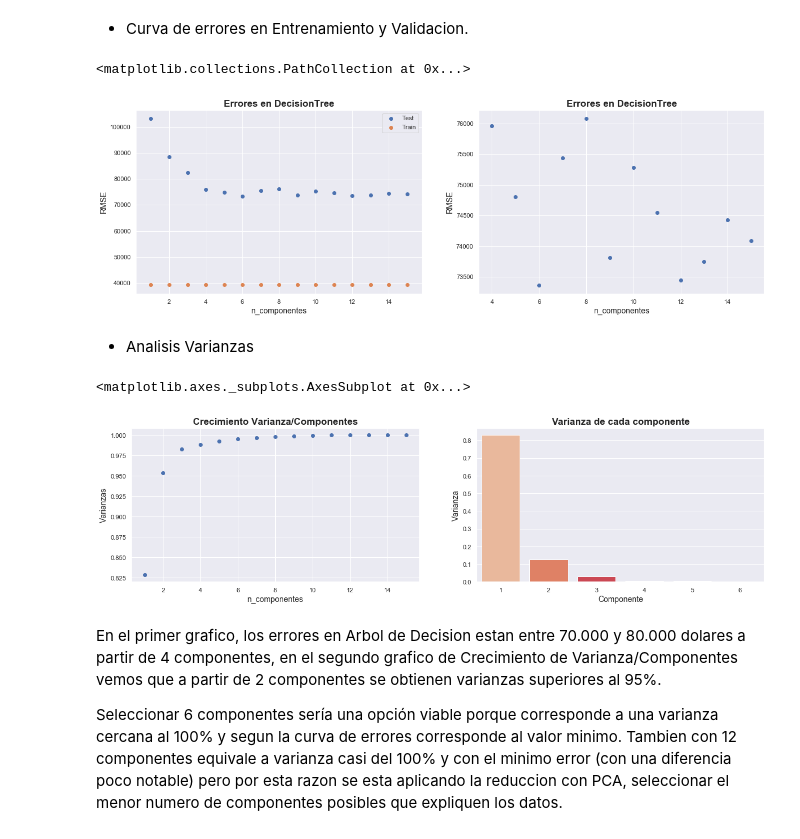
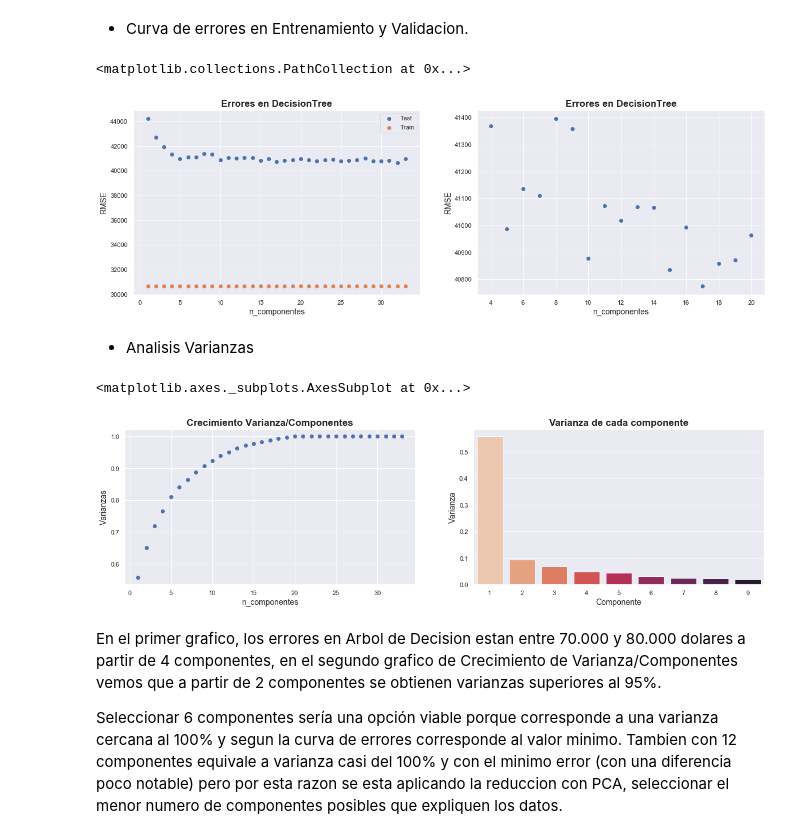
Before and after one commit to edcalderin/Properaty_ModelosAvanzados, a Jupyter notebook: mercado_inmobiliario_p2.ipynb, the cells around one changed output. Drawn from its saved outputs; the diff is of its cells as text; code cells hidden in the pictures.

Commit message:
Cluster in preprocessing

```diff
--- a/mercado_inmobiliario_p2.ipynb
+++ b/mercado_inmobiliario_p2.ipynb
@@ -721,9 +739,9 @@ Se intentó con StandarScaler, MinMaxScaler, y finalmente con RobustScaler el re
+# %%
+data_isolation.drop('l3', axis=1, inplace=True)
+# %%
+data_isolation=pd.get_dummies(data_isolation, columns=['cluster_l3'], prefix='cluster')
 # %%
 data_final = data_isolation  # IsolationForest
 robustScaler = RobustScaler()
 scaled_data_final = robustScaler.fit_transform(
     data_final.drop('price', axis=1))
-# %%
-stack_columns = np.c_[scaled_data_final, data_final.price]
-scaled_data_final = pd.DataFrame(stack_columns, columns=np.append(
-    data_final.drop('price', axis=1).columns, ['price']))
@@ -735,19 +757,18 @@ Al desconocer el numero de componentes ideal, se decidio crear un ciclo hasta el
 variances = []
 individual_variances = []
 error_test, error_train = [], []
-n_components = np.arange(1, len(scaled_data_final.columns))
+n_components = np.arange(1, scaled_data_final.shape[1])
 
 for i in n_components:
     pca_loop = PCA(n_components=i)
-    data_pca_loop = pca_loop.fit_transform(scaled_data_final.drop(
-        ['price'], axis=1))
+    data_pca_loop = pca_loop.fit_transform(scaled_data_final)
     variance_ratio = pca_loop.explained_variance_ratio_
     individual_variances.append(variance_ratio)
     variances.append(variance_ratio.sum())
 
     # Entrenamiento Modelos
     X = data_pca_loop
-    y = scaled_data_final.price
+    y = data_final.price
     X_train, X_test, y_train, y_test = train_test_split(
         X, y, test_size=.3, random_state=0)
     tree = DecisionTreeRegressor(random_state=20).fit(X_train, y_train)
@@ -773,31 +794,31 @@ plt.subplot(1, 2, 2)
 plt.xlabel('n_componentes', fontdict=font_axis)
 plt.ylabel('RMSE', fontdict=font_axis)
 plt.title('Errores en DecisionTree', fontdict=font_title)
-plt.scatter(n_components[3:], error_test[3:], label='Test')
+plt.scatter(n_components[3:20], error_test[3:20], label='Test')
 # %% [output]
 <matplotlib.collections.PathCollection at 0x...>
-[figure, old version]
+[figure, new version]
 # %% [markdown]
 * Analisis Varianzas
 # %%
 font_title = dict(fontsize=17, fontweight='bold')
 font_axis = dict(fontsize=14)
 plt.figure(figsize=(20, 5))
 plt.subplot(1, 2, 1)
 plt.xlabel('n_componentes', fontdict=font_axis)
 plt.ylabel('Varianzas', fontdict=font_axis)
 plt.title('Crecimiento Varianza/Componentes', fontdict=font_title)
 plt.plot(n_components, variances,'o')
 
 plt.subplot(1, 2, 2)
-k = 6
+k = 9
 plt.title('Varianza de cada componente', fontdict=font_title)
 plt.xlabel('Componente', fontdict=font_axis)
 plt.ylabel('Varianza', fontdict=font_axis)
 sns.barplot(np.arange(1, k+1), individual_variances[k-1], palette='rocket_r')
 # %% [output]
 <matplotlib.axes._subplots.AxesSubplot at 0x...>
-[figure, old version]
+[figure, new version]
 # %% [markdown]
 En el primer grafico, los errores en Arbol de Decision estan entre 70.000 y 80.000 dolares a partir de 4 componentes, en el segundo grafico de Crecimiento de Varianza/Componentes vemos que a partir de 2 componentes se obtienen varianzas superiores al  95%.
 
```
Also changed, not shown: parts of 119 cells of this notebook.
